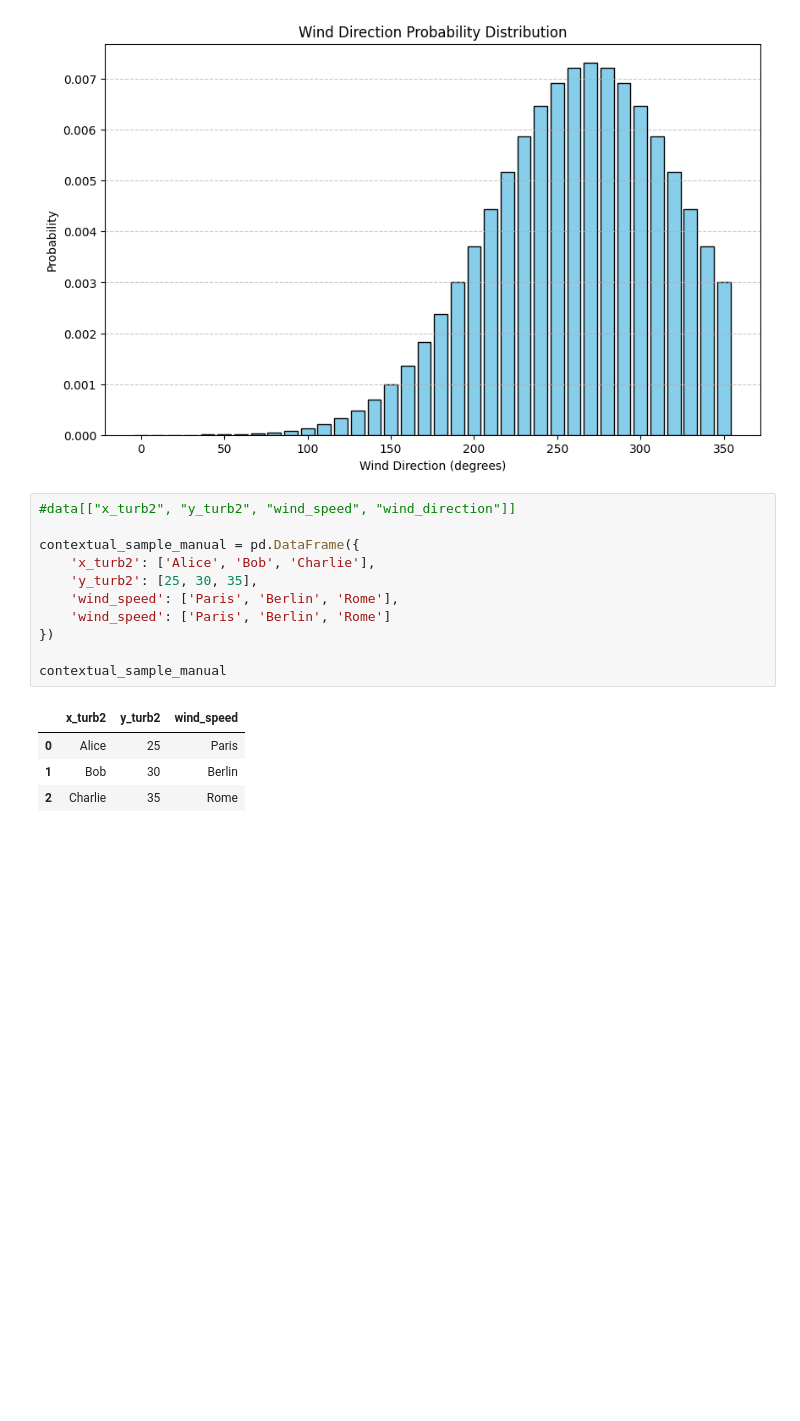
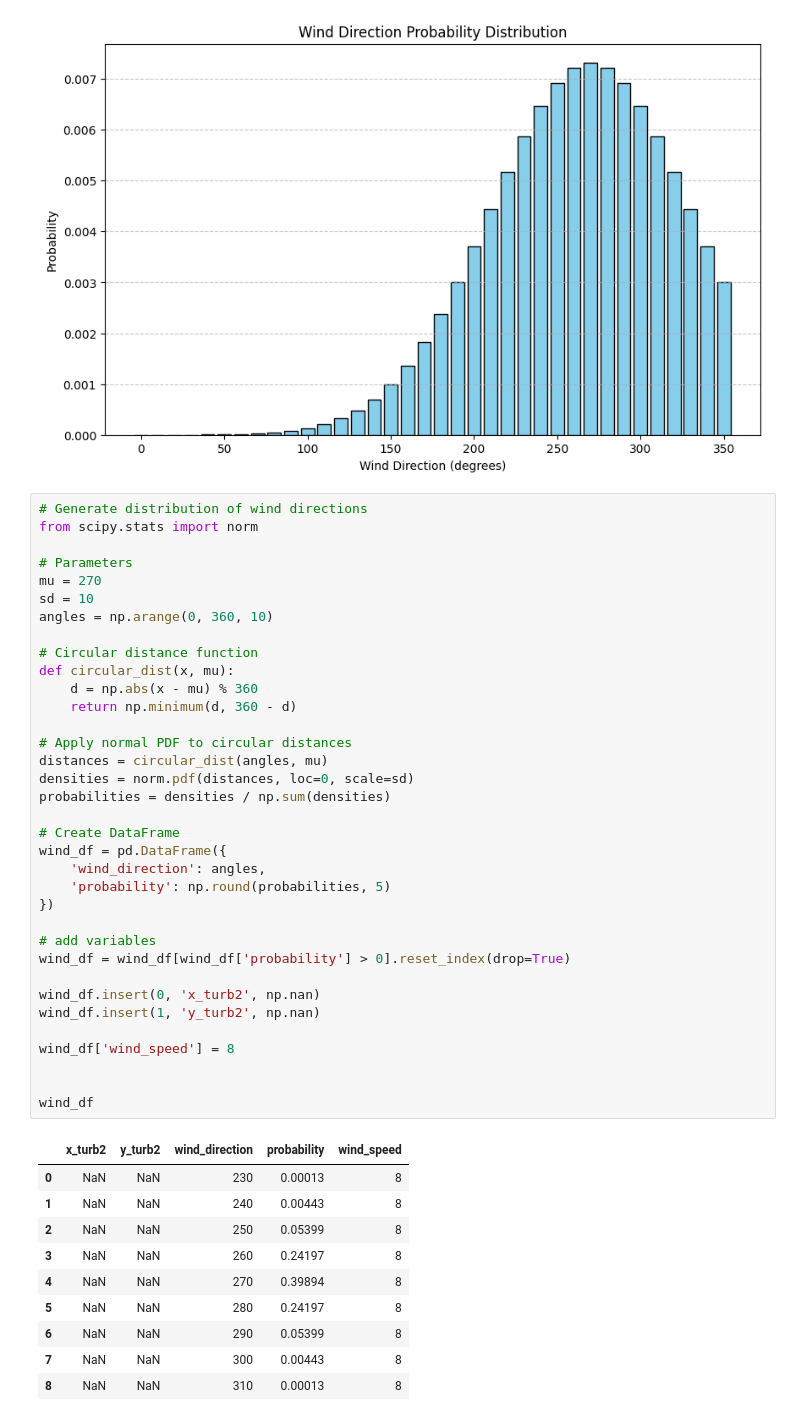
Before and after one commit to schmeti/uc3m_TFM_wind_farm_optimization_codebase, a Jupyter notebook: Windfarm_power_modelling/0_two_turbine_problem_constrLearn_probweighted.ipynb, the cells around one changed output. Drawn from its saved outputs; the diff is of its cells as text; blank space fills up the shorter version.

```diff
--- a/Windfarm_power_modelling/0_two_turbine_problem_constrLearn_probweighted.ipynb
+++ b/Windfarm_power_modelling/0_two_turbine_problem_constrLearn_probweighted.ipynb
@@ -115,19 +123,49 @@ plt.grid(axis='y', linestyle='--', alpha=0.7)
 plt.show()
 # %% [output]
 [figure]
-# %%
-#data[["x_turb2", "y_turb2", "wind_speed", "wind_direction"]]
-
-contextual_sample_manual = pd.DataFrame({
-    'x_turb2': ['Alice', 'Bob', 'Charlie'],
-    'y_turb2': [25, 30, 35],
-    'wind_speed': ['Paris', 'Berlin', 'Rome'],
-    'wind_speed': ['Paris', 'Berlin', 'Rome']
-})
-
-contextual_sample_manual
-# %% [output]
-|  | x_turb2 | y_turb2 | wind_speed |
-| 0 | Alice | 25 | Paris |
-| 1 | Bob | 30 | Berlin |
-| 2 | Charlie | 35 | Rome |
+# %%
+# Generate distribution of wind directions
+from scipy.stats import norm
+
+# Parameters
+mu = 270
+sd = 10
+angles = np.arange(0, 360, 10)
+
+# Circular distance function
+def circular_dist(x, mu):
+    d = np.abs(x - mu) % 360
+    return np.minimum(d, 360 - d)
+
+# Apply normal PDF to circular distances
+distances = circular_dist(angles, mu)
+densities = norm.pdf(distances, loc=0, scale=sd)
+probabilities = densities / np.sum(densities)
+
+# Create DataFrame
+wind_df = pd.DataFrame({
+    'wind_direction': angles,
+    'probability': np.round(probabilities, 5)
+})
+
+# add variables
+wind_df = wind_df[wind_df['probability'] > 0].reset_index(drop=True)
+
+wind_df.insert(0, 'x_turb2', np.nan)
+wind_df.insert(1, 'y_turb2', np.nan)
+
+wind_df['wind_speed'] = 8
+
+
+wind_df
+# %% [output]
+|  | x_turb2 | y_turb2 | wind_direction | probability | wind_speed |
+| 0 | NaN | NaN | 230 | 0.00013 | 8 |
+| 1 | NaN | NaN | 240 | 0.00443 | 8 |
+| 2 | NaN | NaN | 250 | 0.05399 | 8 |
+| 3 | NaN | NaN | 260 | 0.24197 | 8 |
+| 4 | NaN | NaN | 270 | 0.39894 | 8 |
+| 5 | NaN | NaN | 280 | 0.24197 | 8 |
+| 6 | NaN | NaN | 290 | 0.05399 | 8 |
+| 7 | NaN | NaN | 300 | 0.00443 | 8 |
+| 8 | NaN | NaN | 310 | 0.00013 | 8 |
```
Also changed, not shown: parts of 18 cells of this notebook, 2 other files.
